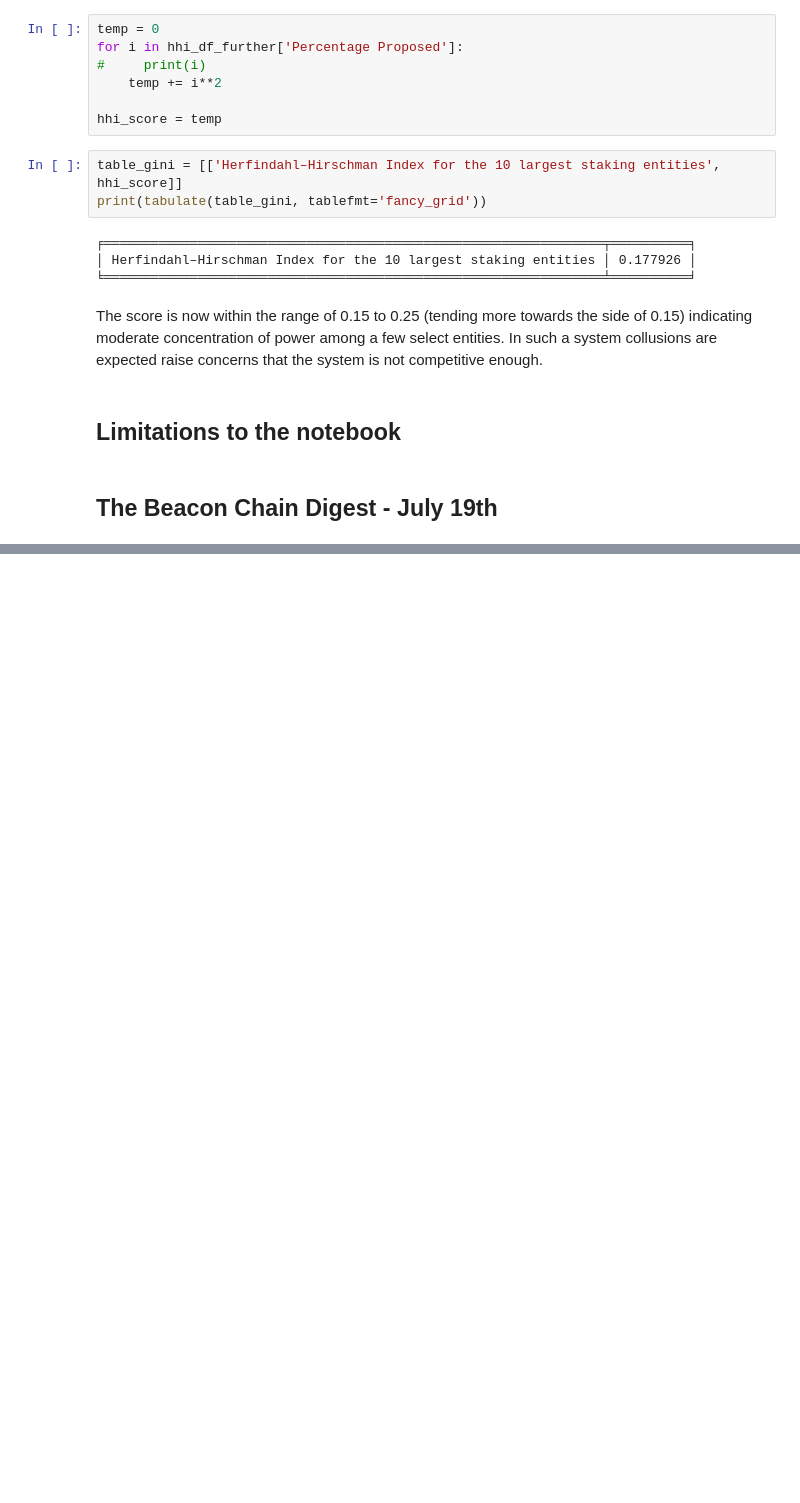
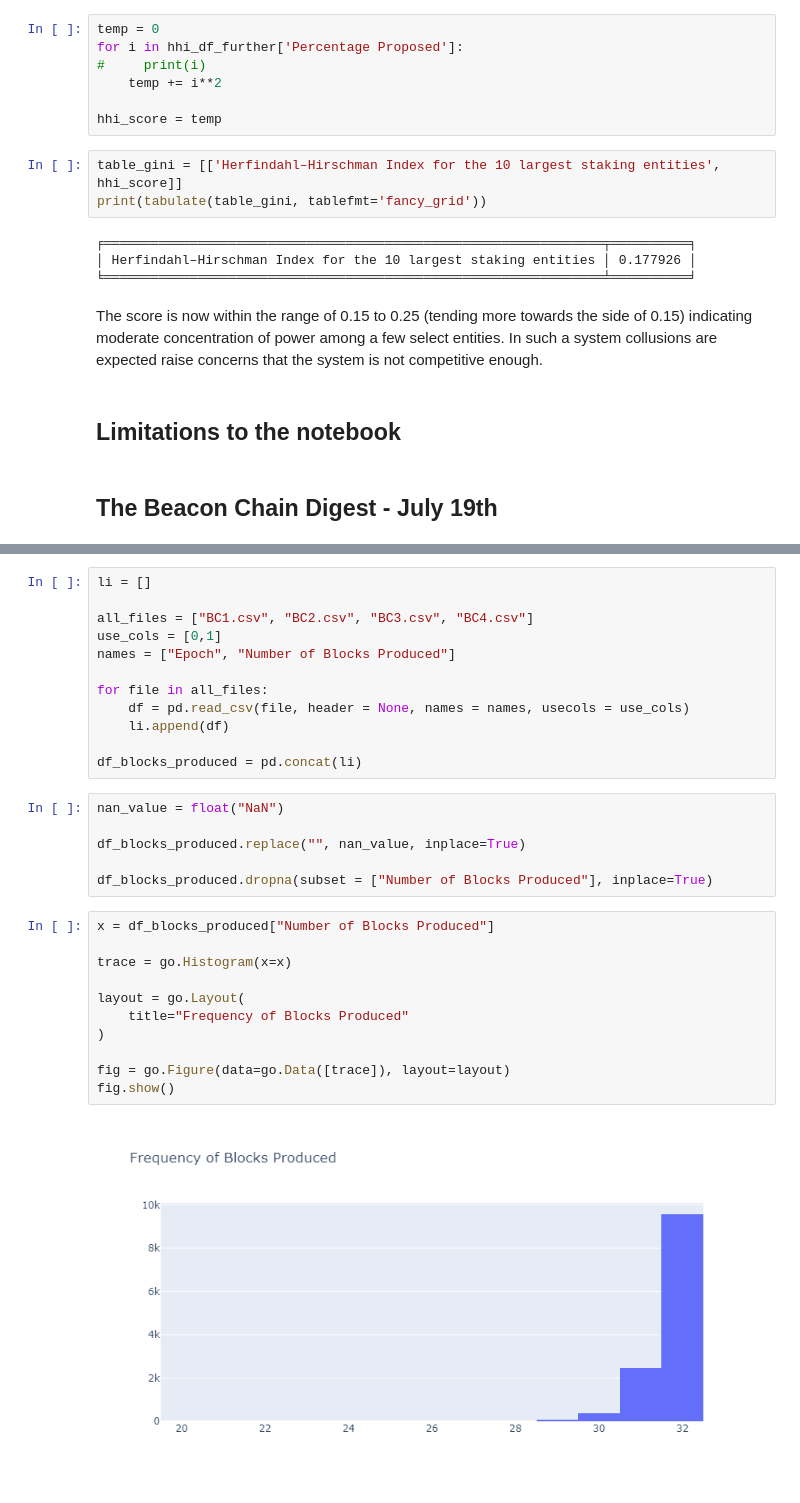
Before and after one commit to SHSR2001/beacondigest, a Jupyter notebook: notebooks/2021/07/19/measuring_decentralization.ipynb, the cells around one changed output, grey strips where cells are left out. Drawn from its saved outputs; the diff is of its cells as text; blank space fills up the shorter version.

```diff
--- a/notebooks/2021/07/19/measuring_decentralization.ipynb
+++ b/notebooks/2021/07/19/measuring_decentralization.ipynb
@@ -451,0 +531,31 @@ The score is now within the range of 0.15 to 0.25 (tending more towards the side
+# %%
+li = []
+
+all_files = ["BC1.csv", "BC2.csv", "BC3.csv", "BC4.csv"]
+use_cols = [0,1]
+names = ["Epoch", "Number of Blocks Produced"]
+
+for file in all_files:
+    df = pd.read_csv(file, header = None, names = names, usecols = use_cols)
+    li.append(df)
+
+df_blocks_produced = pd.concat(li)
+# %%
+nan_value = float("NaN")
+
+df_blocks_produced.replace("", nan_value, inplace=True)
+
+df_blocks_produced.dropna(subset = ["Number of Blocks Produced"], inplace=True)
+# %%
+x = df_blocks_produced["Number of Blocks Produced"]
+
+trace = go.Histogram(x=x)
+
+layout = go.Layout(
+    title="Frequency of Blocks Produced"
+)
+
+fig = go.Figure(data=go.Data([trace]), layout=layout)
+fig.show()
+# %% [output]
+[figure, added]
```
Also changed, not shown: parts of 15 cells of this notebook.
